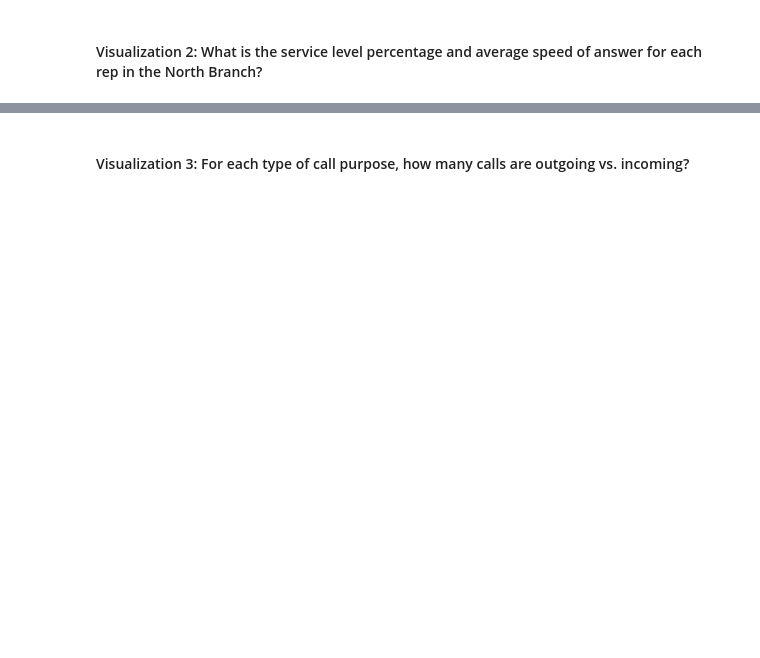
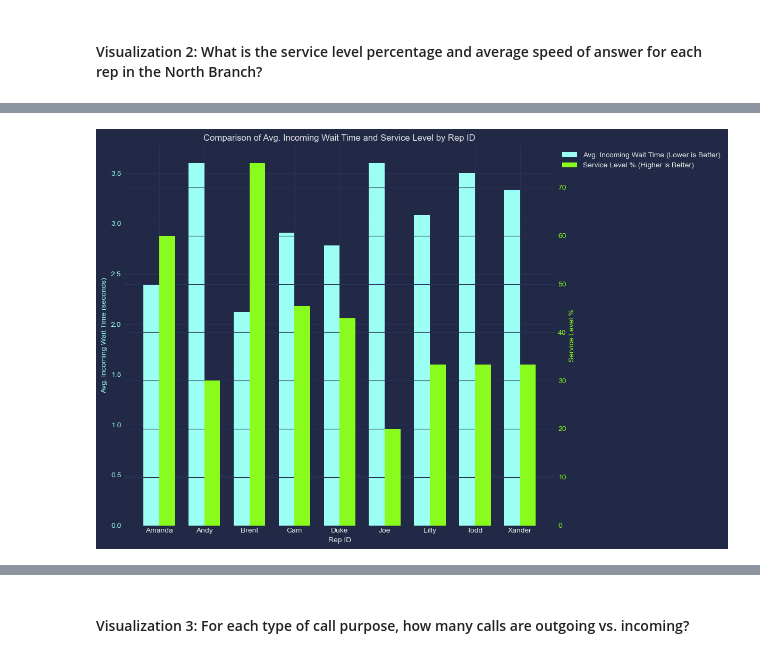
Before and after one commit to KBeKind/LC-Data-Python, a Jupyter notebook: LC-Call-Center-Cleanup-Assignment2/call-center-cleanup-assignment/Call_Center_Cleanup.ipynb, the cells around one changed output, grey strips where cells are left out. Saved outputs shown, nothing was run; the diff lists cells and outputs as text; code cells hidden in the pictures; blank space fills up the shorter version.

```diff
--- a/LC-Call-Center-Cleanup-Assignment2/call-center-cleanup-assignment/Call_Center_Cleanup.ipynb
+++ b/LC-Call-Center-Cleanup-Assignment2/call-center-cleanup-assignment/Call_Center_Cleanup.ipynb
@@ -429,18 +451,18 @@ NameError: name 'df' is not defined
 # Create visualization 2 here
 # north_plt contains the data you need for the average speed of answer of each rep
 
-north_plt = north.groupby("Rep ID")["Incoming Wait Time"].mean().to_frame().reset_index()
+north_plt = north_df.groupby("Rep ID")["Incoming Wait Time"].mean().to_frame().reset_index()
 
 # Finding each Rep's Personal Service Level Percentage.  Basically, Calls within 2 secs / total calls
 
 # Table 1: Total Incoming calls less than 2 seconds grouped by Rep
-quick_calls = north[north["Incoming Wait Time"] <= 2.0]
+quick_calls = north_df[north_df["Incoming Wait Time"] <= 2.0]
 quick_reps = quick_calls[["Rep ID", "Calls"]]
 quick_stats = quick_reps.groupby(["Rep ID"]).sum()  # Final Table
 
 
 # Table 2: Total Incoming Calls Only grouped by Rep
-total_calls_in = north[north["Incoming or Outgoing"] == "Incoming"]
+total_calls_in = north_df[north_df["Incoming or Outgoing"] == "Incoming"]
 rep_calls = total_calls_in[["Rep ID", "Calls"]]
 total_stats = rep_calls.groupby(["Rep ID"]).sum() # Final Table
 
@@ -451,4 +473,87 @@ service_level = pd.merge(quick_stats, total_stats, on="Rep ID")
 service_level["Service Level %"] = service_level["Calls_x"]/service_level["Calls_y"] * 100
 
 #Your Code Here:
+
+service_level = service_level.reset_index()
+combined = pd.merge(north_plt, service_level[['Rep ID', 'Service Level %']], on='Rep ID')
+
+plt.figure(figsize=(12, 8))
+
+bar_width = 0.35
+index = np.arange(len(combined))
+
+ax1 = plt.gca()
+bars1 = ax1.bar(index - bar_width/2, combined['Incoming Wait Time'], bar_width, label='Avg. Incoming Wait Time (Lower is Better)', color='#9cfff3')
+ax1.set_xlabel('Rep ID')
+ax1.set_ylabel('Avg. Incoming Wait Time (seconds)', color='#9cfff3')
+ax1.tick_params(axis='y', labelcolor='#9cfff3')
+ax1.set_title('Comparison of Avg. Incoming Wait Time and Service Level by Rep ID')
+ax1.set_xticks(index)
+ax1.set_xticklabels(combined['Rep ID'])
+
+# ax1.set_ylim(0, combined['Incoming Wait Time'].max() * 1.1)
+
+ax2 = ax1.twinx()
+bars2 = ax2.bar(index + bar_width/2, combined['Service Level %'], bar_width, label='Service Level % (Higher is Better)', color='#89fc1d')
+ax2.set_ylabel('Service Level %', color='#89fc1d')
+ax2.tick_params(axis='y', labelcolor='#89fc1d')
+
+lines, labels = ax1.get_legend_handles_labels()
+lines2, labels2 = ax2.get_legend_handles_labels()
+# ax1.legend(lines + lines2, labels + labels2, loc='upper left')
+ax1.legend(lines + lines2, labels + labels2, loc='upper left', bbox_to_anchor=(1, 1))
+
+plt.tight_layout()
+
+plt.show()
+
+from scipy.stats import zscore
+
+combined['Incoming Wait Time Z-Score'] = zscore(combined['Incoming Wait Time']) * -1
+combined['Service Level % Z-Score'] = zscore(combined['Service Level %'])
+
+plt.figure(figsize=(12, 8))
+index = np.arange(len(combined))
+bar_width = 0.35
+
+plt.bar(index - bar_width/2, combined['Incoming Wait Time Z-Score'], bar_width, label='Incoming Wait Time (Standardized)', color='#9cfff3')
+
+plt.bar(index + bar_width/2, combined['Service Level % Z-Score'], bar_width, label='Service Level % (Standardized)', color='#89fc1d')
+
+plt.xlabel('Rep ID')
+plt.ylabel('Standardized Score')
+plt.title('Standardized Comparison of Metrics by Rep ID (Higher is Better)')
+plt.xticks(index, combined['Rep ID'])
+plt.legend()
+plt.show()
+
+
+
+max_wait_time = combined['Incoming Wait Time'].max()
+combined['Speed Score'] = max_wait_time - combined['Incoming Wait Time']
+
+plt.figure(figsize=(12, 8))
+
+bar_width = 0.35
+index = np.arange(len(combined))
+
+ax1 = plt.gca()
+bars1 = ax1.bar(index - bar_width/2, combined['Speed Score'], bar_width, label="Speed Score (Maximum Time minus Rep's Average)", color='#9cfff3')
+ax1.set_xlabel('Rep ID')
+ax1.set_ylabel("Speed Score", color='#9cfff3')
+ax1.tick_params(axis='y', labelcolor='#9cfff3')
+ax1.set_title('Performance Metrics by Rep ID (Higher is Better)')
+ax1.set_xticks(index)
+ax1.set_xticklabels(combined['Rep ID'])
+
+ax2 = ax1.twinx()
+bars2 = ax2.bar(index + bar_width/2, combined['Service Level %'], bar_width, label='Service Level %', color='#89fc1d')
+ax2.set_ylabel('Service Level %', color='#89fc1d')
+ax2.tick_params(axis='y', labelcolor='#89fc1d')
+
+lines, labels = ax1.get_legend_handles_labels()
+lines2, labels2 = ax2.get_legend_handles_labels()
+ax1.legend(lines + lines2, labels + labels2, loc='upper left')
+
+plt.show()
 # %% [output]
@@ -455,0 +560 @@ NameError: name 'north' is not defined
+[figure, added]
```
Also changed, not shown: parts of 13 cells of this notebook.
